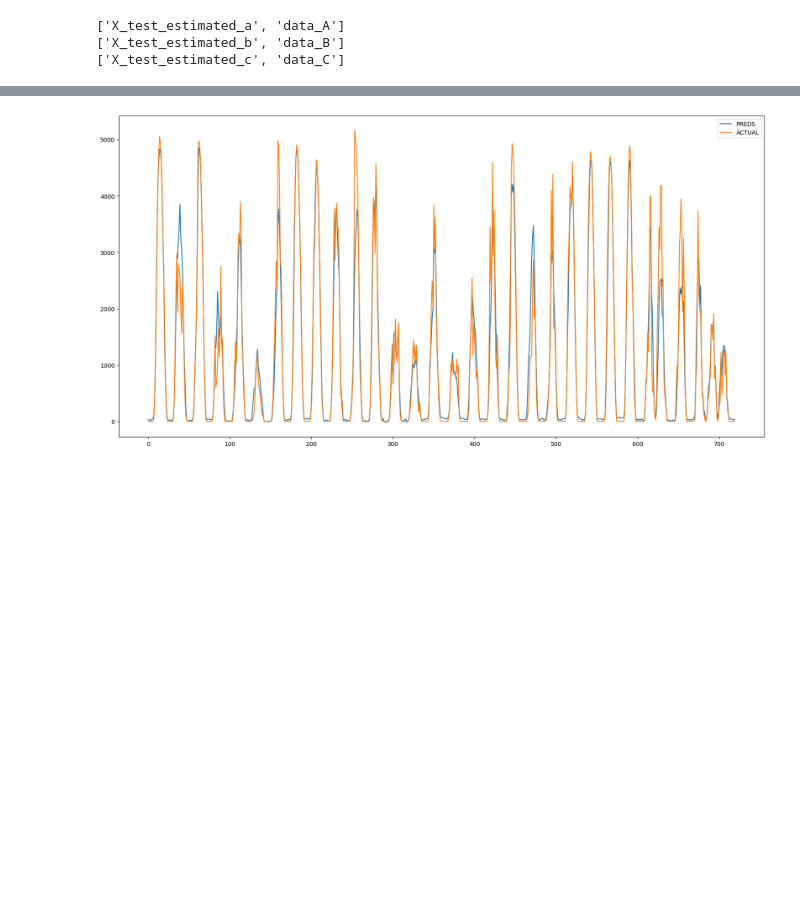
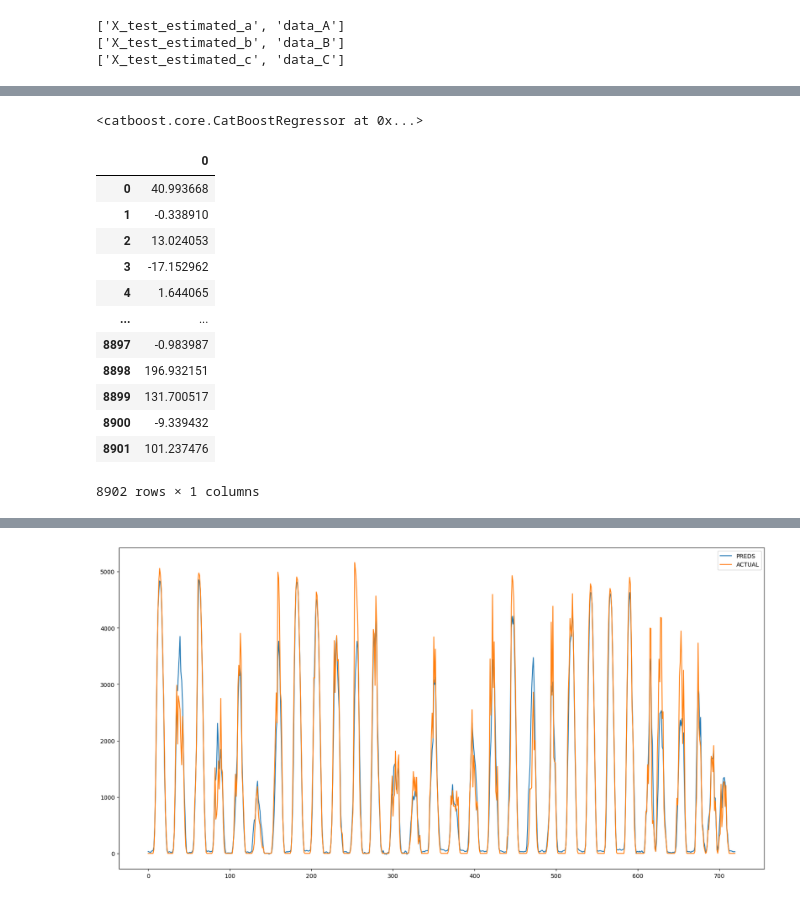
Before and after one commit to nasols/TDT4174-Machine-Learning, a Jupyter notebook: jonas_stacking.ipynb, the cells around one changed output, grey strips where cells are left out. Saved outputs shown, nothing was run; the diff lists cells and outputs as text; code cells hidden in the pictures; blank space fills up the shorter version.

```diff
--- a/jonas_stacking.ipynb
+++ b/jonas_stacking.ipynb
@@ -4,7 +7,7 @@
 # %%
 from sklearn.linear_model import RidgeCV
 from sklearn.svm import LinearSVR
-from sklearn.ensemble import RandomForestRegressor, AdaBoostRegressor, GradientBoostingRegressor
+from sklearn.ensemble import RandomForestRegressor, AdaBoostRegressor, GradientBoostingRegressor, BaggingRegressor
 from sklearn.neighbors import KNeighborsRegressor
 from sklearn.linear_model import LinearRegression
 from sklearn.ensemble import StackingRegressor
@@ -19,16 +22,15 @@ from xgboost import XGBRegressor
 
 
 estimators = [
-    ("ada", AdaBoostRegressor(**{'learning_rate': 0.021546607451827543, 'n_estimators': 74, 'random_state': 872, 'loss': 'linear'})),
-    ("gbr", XGBRegressor(**{'max_depth': 10, 'learning_rate': 0.07547737476917998, 'n_estimators': 511, 'min_child_weight': 8, 'gamma': 0.5040721967680127, 'subsample': 0.8037499605646387, 'colsample_bytree': 0.7390517324360482, 'reg_alpha': 0.07237873956441068, 'reg_lambda': 0.3158987021349957, 'random_state': 174})),
-    #("lgbm", lgbm.LGBMRegressor(**{'learning_rate': 0.08296453124126314, 'n_estimators': 916, 'random_state': 876, 'loss': 'linear'})),
-    ("cat", CatBoostRegressor(**{'objective': 'MAE', 'colsample_bylevel': 0.08393035401844894, 'depth': 12, 'boosting_type': 'Plain', 'bootstrap_type': 'Bayesian', 'bagging_temperature': 3.6491381658313076, "random_seed":0})),
-    ("kn", KNeighborsRegressor())
+    #("gbr", XGBRegressor(**{'max_depth': 10, 'learning_rate': 0.07547737476917998, 'n_estimators': 511, 'min_child_weight': 8, 'gamma': 0.5040721967680127, 'subsample': 0.8037499605646387, 'colsample_bytree': 0.7390517324360482, 'reg_alpha': 0.07237873956441068, 'reg_lambda': 0.3158987021349957, 'random_state': 174})),
+    ("cat", CatBoostRegressor(**{'objective': 'MAE', 'colsample_bylevel': 0.0641003510568888, 'depth': 12, 'boosting_type': 'Plain', 'bootstrap_type': 'Bayesian', 'bagging_temperature': 1.8340450985343382})),
+    ("kn", KNeighborsRegressor()),
+    ("bagging", BaggingRegressor())
 ]
 
 reg = StackingRegressor(
     estimators=estimators,
-    final_estimator=lgbm.LGBMRegressor(),
+    final_estimator=LinearRegression(),
     cv=10,
     verbose=1,
     passthrough=True,
@@ -69,4 +113,4 @@ See the caveats in the documentation: https://pandas.pydata.org/pandas-docs/stab
 # %%
 
-reg.fit(X, y)
+reg.fit(X_train, y_train)
 # %% [output]
@@ -105,2 +139,37 @@ StackingRegressor(cv=10,
                   final_estimator=LinearRegression(), passthrough=True,
                   verbose=1)
+# %%
+catModel_A = CatBoostRegressor()
+catModel_B = CatBoostRegressor()
+catModel_C = CatBoostRegressor()
+# %%
+catModel_A.fit(X_train_A, y_train_A, silent=True, eval_set=(X_validate_A, y_validate_A))
+catModel_B.fit(X_train_B, y_train_B, silent=True, eval_set=(X_validate_B, y_validate_B))
+catModel_C.fit(X_train_C, y_train_C, silent=True, eval_set=(X_validate_C, y_validate_C))
+# %% [output]
+<catboost.core.CatBoostRegressor at 0x...>
+# %%
+import numpy as np
+
+pred_reg = pd.DataFrame(reg.predict(X_test))
+
+pred_A = pd.DataFrame(catModel_A.predict(X_test_A))
+pred_B = pd.DataFrame(catModel_B.predict(X_test_B))
+pred_C = pd.DataFrame(catModel_C.predict(X_test_C))
+
+pred_cats = pd.DataFrame(pd.concat([pred_A, pred_B, pred_C], ignore_index=True))
+pred_cats
+# %% [output]
+|  | 0 |
+| 0 | 40.993668 |
+| 1 | -0.338910 |
+| 2 | 13.024053 |
+| 3 | -17.152962 |
+| 4 | 1.644065 |
+| ... | ... |
+| 8897 | -0.983987 |
+| 8898 | 196.932151 |
+| 8899 | 131.700517 |
+| 8900 | -9.339432 |
+| 8901 | 101.237476 |
+8902 rows × 1 columns
```
Also changed, not shown: parts of 9 cells of this notebook, 14 other files.
